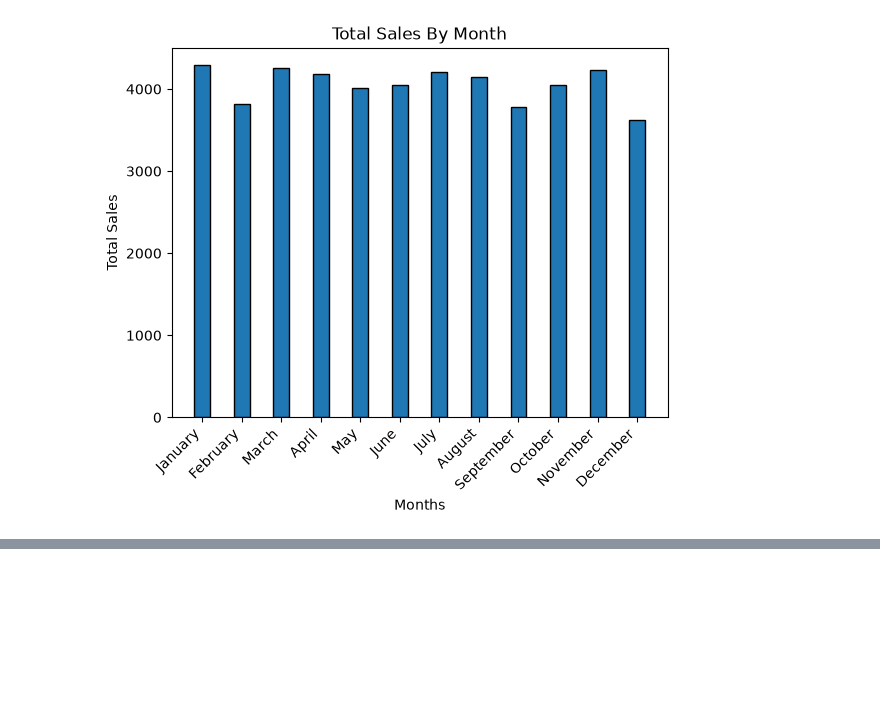
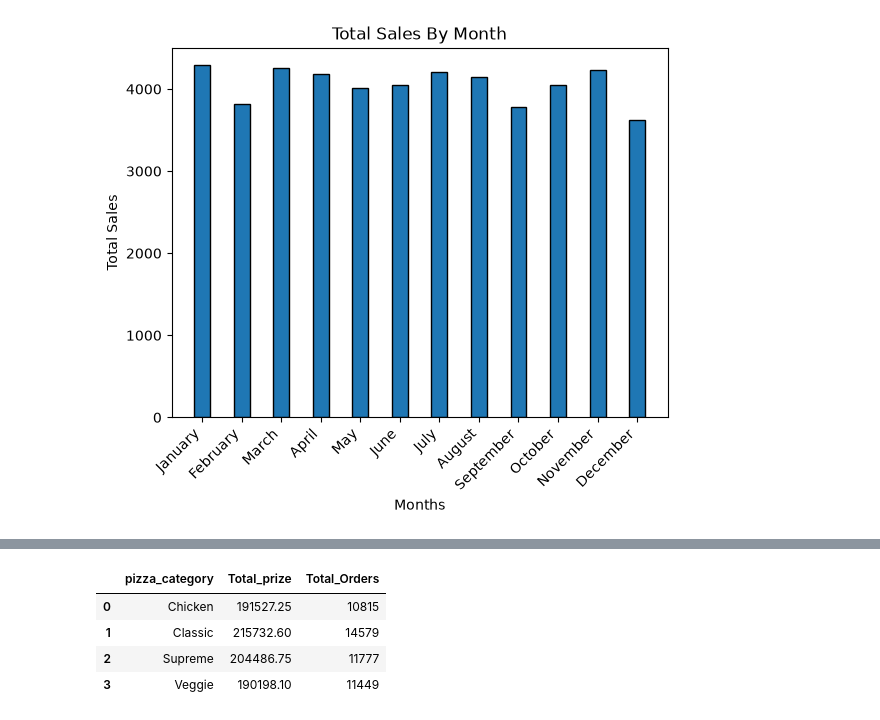
Before and after one commit to BIDUR2062/project_datascience, a Jupyter notebook: Pizza Sales Analysis/pizza_basics_analysis.ipynb, the cells around one changed output, grey strips where cells are left out. Cells and saved outputs as stored; diff of their text form; code cells hidden in the pictures; blank space fills up the shorter version.

```diff
--- a/Pizza Sales Analysis/pizza_basics_analysis.ipynb
+++ b/Pizza Sales Analysis/pizza_basics_analysis.ipynb
@@ -166,0 +222,11 @@ Text(0.5, 1.0, 'Total Sales By Month')
+# %%
+each_category_pizza_info=df.groupby(['pizza_category']).agg(
+    Total_prize=('unit_price','sum'),
+    Total_Orders=('pizza_id','count')).reset_index()
+each_category_pizza_info
+# %% [output]
+|  | pizza_category | Total_prize | Total_Orders |
+| 0 | Chicken | 191527.25 | 10815 |
+| 1 | Classic | 215732.60 | 14579 |
+| 2 | Supreme | 204486.75 | 11777 |
+| 3 | Veggie | 190198.10 | 11449 |
```
Also changed, not shown: parts of 4 cells of this notebook.
